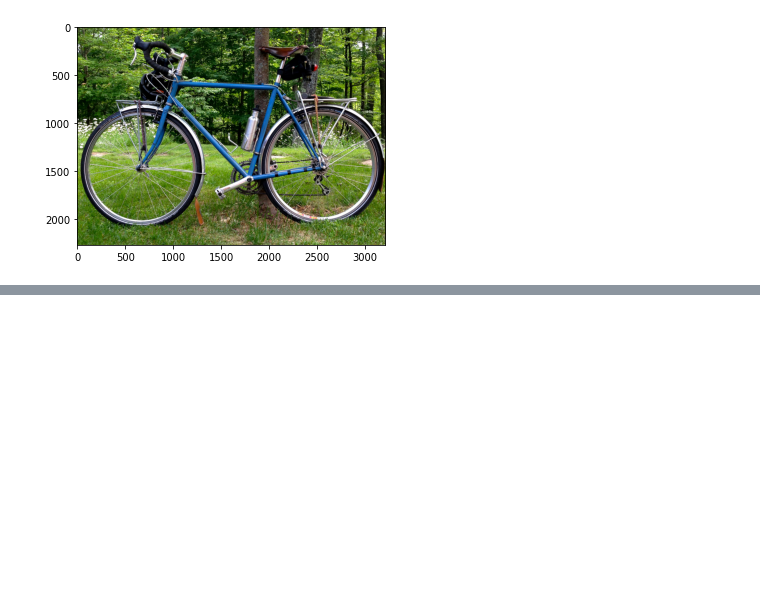
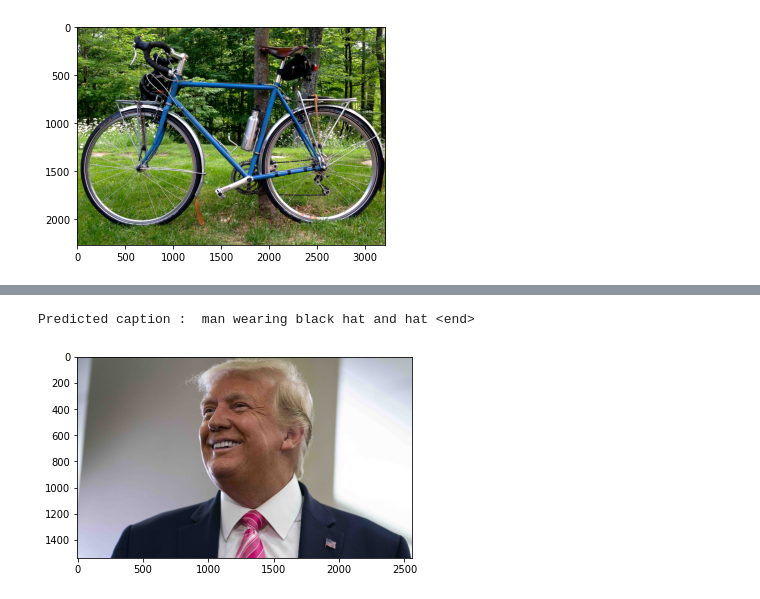
Before and after one commit to karlrameld/AI_in3, a Jupyter notebook: Example_Image_Captioning/HW30k.ipynb, the cells around one changed output, grey strips where cells are left out. Saved outputs shown, nothing was run; the diff lists cells and outputs as text; code cells hidden in the pictures; blank space fills up the shorter version.

```diff
--- a/Example_Image_Captioning/HW30k.ipynb
+++ b/Example_Image_Captioning/HW30k.ipynb
@@ -377 +397,6 @@ Predicted caption :  two men are standing the water <end>
 [figure]
+# %%
+generate_caption('https://www.orissapost.com/wp-content/uploads/2020/11/Donald-Trump-06-scaled.jpg')
+# %% [output]
+Predicted caption :  man wearing black hat and hat <end>
+[figure, added]
```
Also changed, not shown: parts of 34 cells of this notebook, 1 other file.
